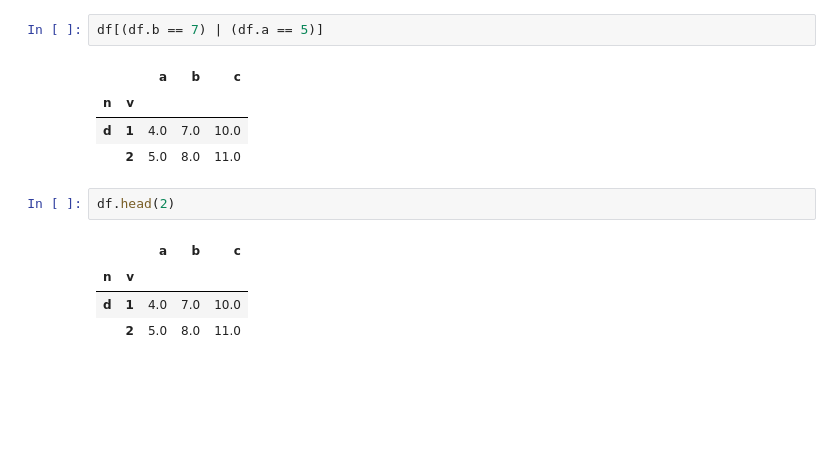
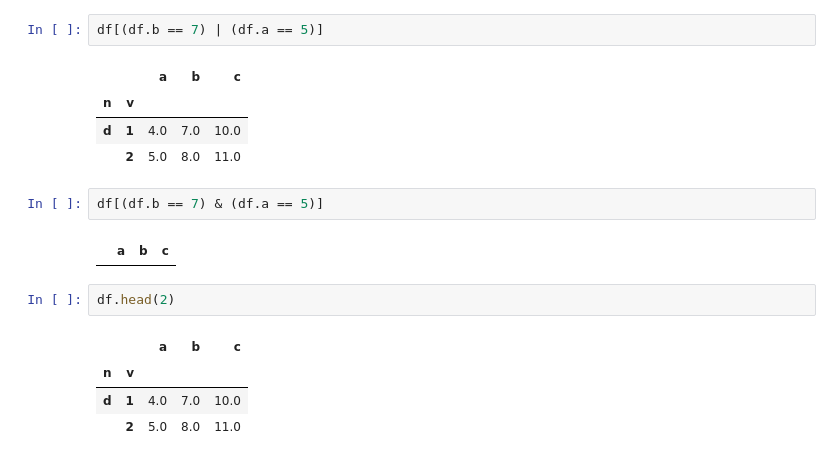
Before and after one commit to ais04134/Python_learn, a Jupyter notebook: Pandas & Numpy/03-pandas_Subset_Observations_(Rows).ipynb, the cells around one changed output. Saved outputs shown, nothing was run; the diff lists cells and outputs as text; blank space fills up the shorter version.

```diff
--- a/Pandas & Numpy/03-pandas_Subset_Observations_(Rows).ipynb
+++ b/Pandas & Numpy/03-pandas_Subset_Observations_(Rows).ipynb
@@ -152,6 +152,10 @@ df[(df.b == 7) | (df.a == 5)]
 | n | v |  |  |  |
 | d | 1 | 4.0 | 7.0 | 10.0 |
 |  | 2 | 5.0 | 8.0 | 11.0 |
+# %%
+df[(df.b == 7) & (df.a == 5)]
+# %% [output]
+|  | a | b | c |
 # %%
 df.head(2)
 # %% [output]
```
